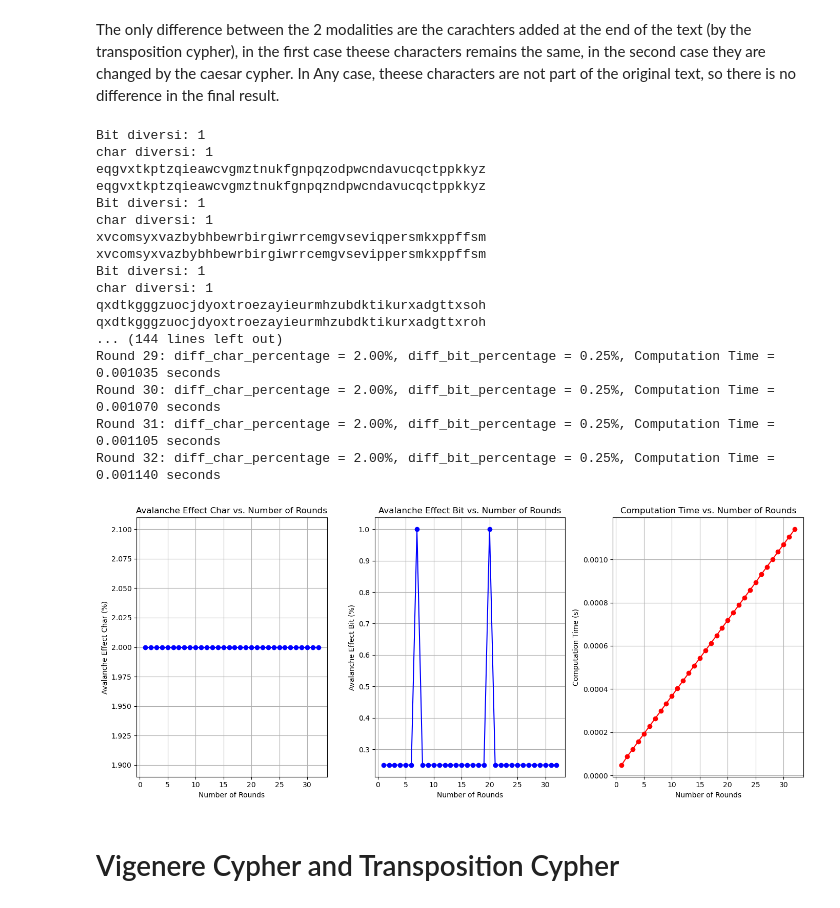
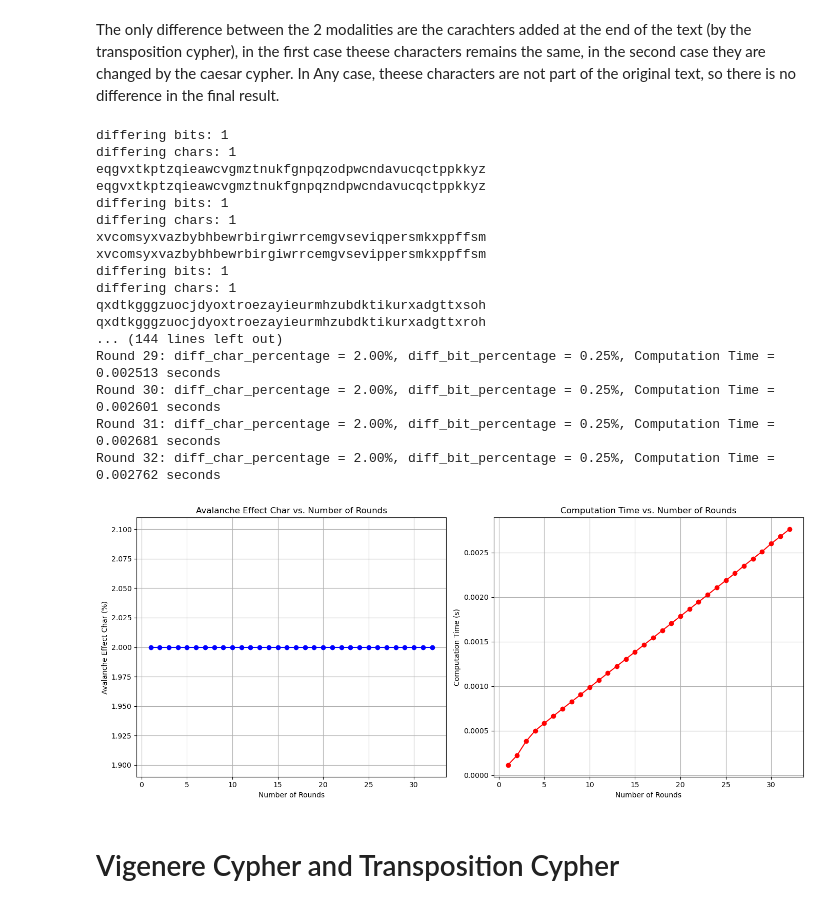
Before and after one commit to MarcoBolo001/Avalanche-Effect-Evaluation, a Jupyter notebook: Avalanche Effect Evaluation.ipynb, the cells around one changed output. Saved outputs shown, nothing was run; the diff lists cells and outputs as text; code cells hidden in the pictures.

```diff
--- a/Avalanche Effect Evaluation.ipynb
+++ b/Avalanche Effect Evaluation.ipynb
@@ -29,53 +29,52 @@ rounds = 32
 avalanche_effects_char,avalanche_effects_bit, computation_times = repeated_avalanche_effect_caesar(plaintext, transposition_key, caesar_key, rounds)
 for round_num, (effect_char,effect_bit, time_taken) in enumerate(zip(avalanche_effects_char,avalanche_effects_bit, computation_times), start=1):
     print(f"Round {round_num}: diff_char_percentage = {effect_char:.2f}%, diff_bit_percentage = {effect_bit:.2f}%, Computation Time = {time_taken:.6f} seconds")
-# Traccia i risultati
+
 plt.figure(figsize=(14, 6))
 
-# Effetto Valanga
-plt.subplot(1, 3, 1)
+plt.subplot(1, 2, 1)
 plt.plot(range(1, rounds + 1), avalanche_effects_char, marker='o', color='b')
 plt.title('Avalanche Effect Char vs. Number of Rounds')
 plt.xlabel('Number of Rounds')
 plt.ylabel('Avalanche Effect Char (%)')
 plt.grid(True)
 
-plt.subplot(1, 3, 2)
+'''plt.subplot(1, 3, 2)
 plt.plot(range(1, rounds + 1), avalanche_effects_bit, marker='o', color='b')
 plt.title('Avalanche Effect Bit vs. Number of Rounds')
 plt.xlabel('Number of Rounds')
 plt.ylabel('Avalanche Effect Bit (%)')
-plt.grid(True)
-# Tempo di Computazione
-plt.subplot(1, 3, 3)
+plt.grid(True)'''
+
+plt.subplot(1, 2, 2)
 plt.plot(range(1, rounds + 1), computation_times, marker='o', color='r')
 plt.title('Computation Time vs. Number of Rounds')
 plt.xlabel('Number of Rounds')
 plt.ylabel('Computation Time (s)')
 plt.grid(True)
 
 
 plt.tight_layout()
 plt.show()
 # %% [output]
-Bit diversi: 1
-char diversi: 1
+differing bits: 1
+differing chars: 1
 eqgvxtkptzqieawcvgmztnukfgnpqzodpwcndavucqctppkkyz
 eqgvxtkptzqieawcvgmztnukfgnpqzndpwcndavucqctppkkyz
-Bit diversi: 1
-char diversi: 1
+differing bits: 1
+differing chars: 1
 xvcomsyxvazbybhbewrbirgiwrrcemgvseviqpersmkxppffsm
 xvcomsyxvazbybhbewrbirgiwrrcemgvsevippersmkxppffsm
-Bit diversi: 1
-char diversi: 1
+differing bits: 1
+differing chars: 1
 qxdtkgggzuocjdyoxtroezayieurmhzubdktikurxadgttxsoh
 qxdtkgggzuocjdyoxtroezayieurmhzubdktikurxadgttxroh
 ... (144 lines left out)
-Round 29: diff_char_percentage = 2.00%, diff_bit_percentage = 0.25%, Computation Time = 0.001035 seconds
-Round 30: diff_char_percentage = 2.00%, diff_bit_percentage = 0.25%, Computation Time = 0.001070 seconds
-Round 31: diff_char_percentage = 2.00%, diff_bit_percentage = 0.25%, Computation Time = 0.001105 seconds
-Round 32: diff_char_percentage = 2.00%, diff_bit_percentage = 0.25%, Computation Time = 0.001140 seconds
+Round 29: diff_char_percentage = 2.00%, diff_bit_percentage = 0.25%, Computation Time = 0.002513 seconds
+Round 30: diff_char_percentage = 2.00%, diff_bit_percentage = 0.25%, Computation Time = 0.002601 seconds
+Round 31: diff_char_percentage = 2.00%, diff_bit_percentage = 0.25%, Computation Time = 0.002681 seconds
+Round 32: diff_char_percentage = 2.00%, diff_bit_percentage = 0.25%, Computation Time = 0.002762 seconds
-[figure, old version]
+[figure, new version]
 # %% [markdown]
 # Vigenere Cypher and Transposition Cypher
 # %%
```
Also changed, not shown: parts of 7 cells of this notebook, 4 other files.
